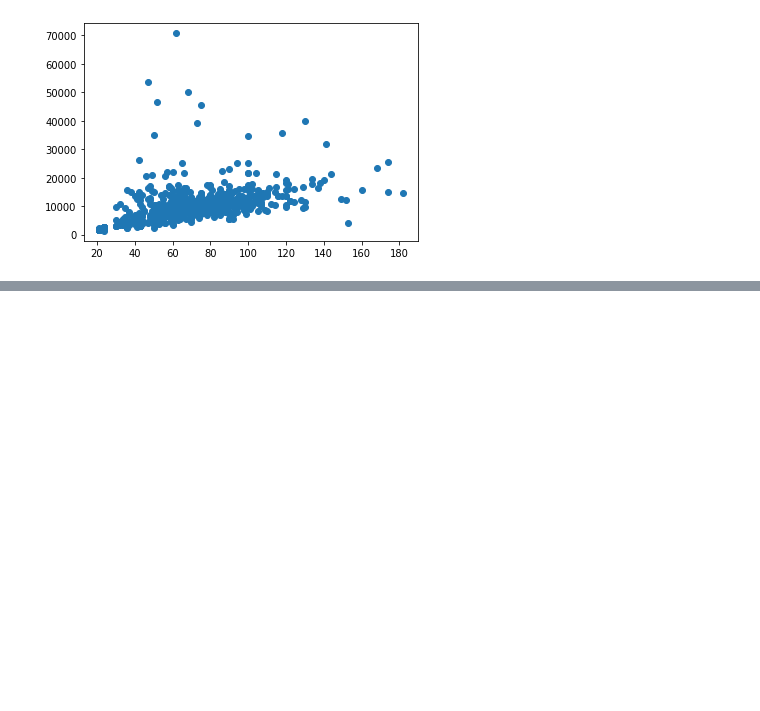
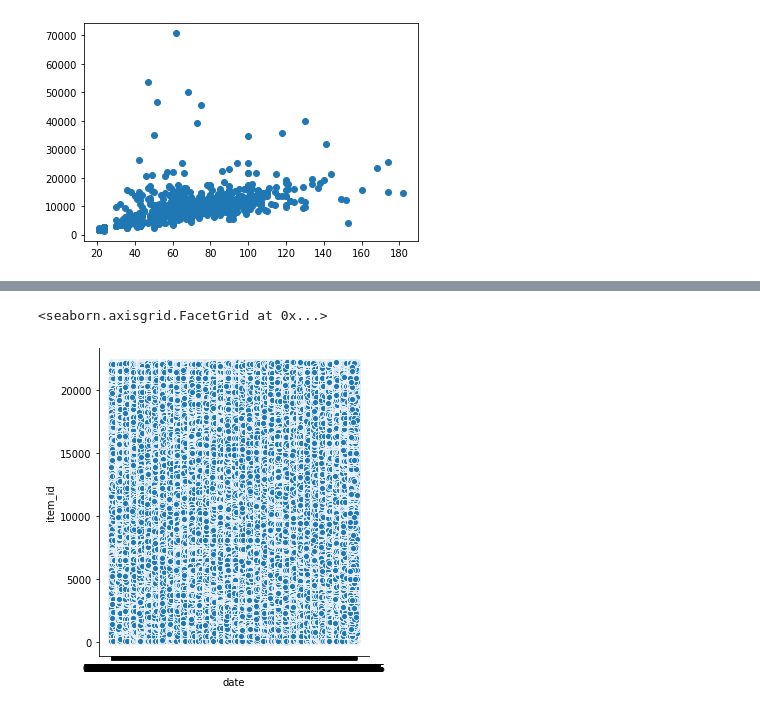
Before and after one commit to maxdev42/Python_Big_Data_Docker, a Jupyter notebook: Exercices/Exercices_partie2_dataviz.ipynb, the cells around one changed output, grey strips where cells are left out. Cells and saved outputs as stored; diff of their text form; code cells hidden in the pictures; blank space fills up the shorter version.

```diff
--- a/Exercices/Exercices_partie2_dataviz.ipynb
+++ b/Exercices/Exercices_partie2_dataviz.ipynb
@@ -52,3 +54,7 @@ plt.scatter(house_data_affined.LotFrontage,house_data_affined.LotArea)
 # %% [output]
 <matplotlib.collections.PathCollection at 0x...>
 [figure]
+# %%
+#Partie 2
+
+sales_data = pd.read_csv("D:\Ecole\BigData\Data\sales_predictions.csv")
@@ -54,0 +77,5 @@ plt.scatter(house_data_affined.LotFrontage,house_data_affined.LotArea)
+# %%
+sns.relplot(x='date',y='item_id',data=sales_data)
+# %% [output]
+<seaborn.axisgrid.FacetGrid at 0x...>
+[figure, added]
```
Also changed, not shown: parts of 6 cells of this notebook, 1 other file.
